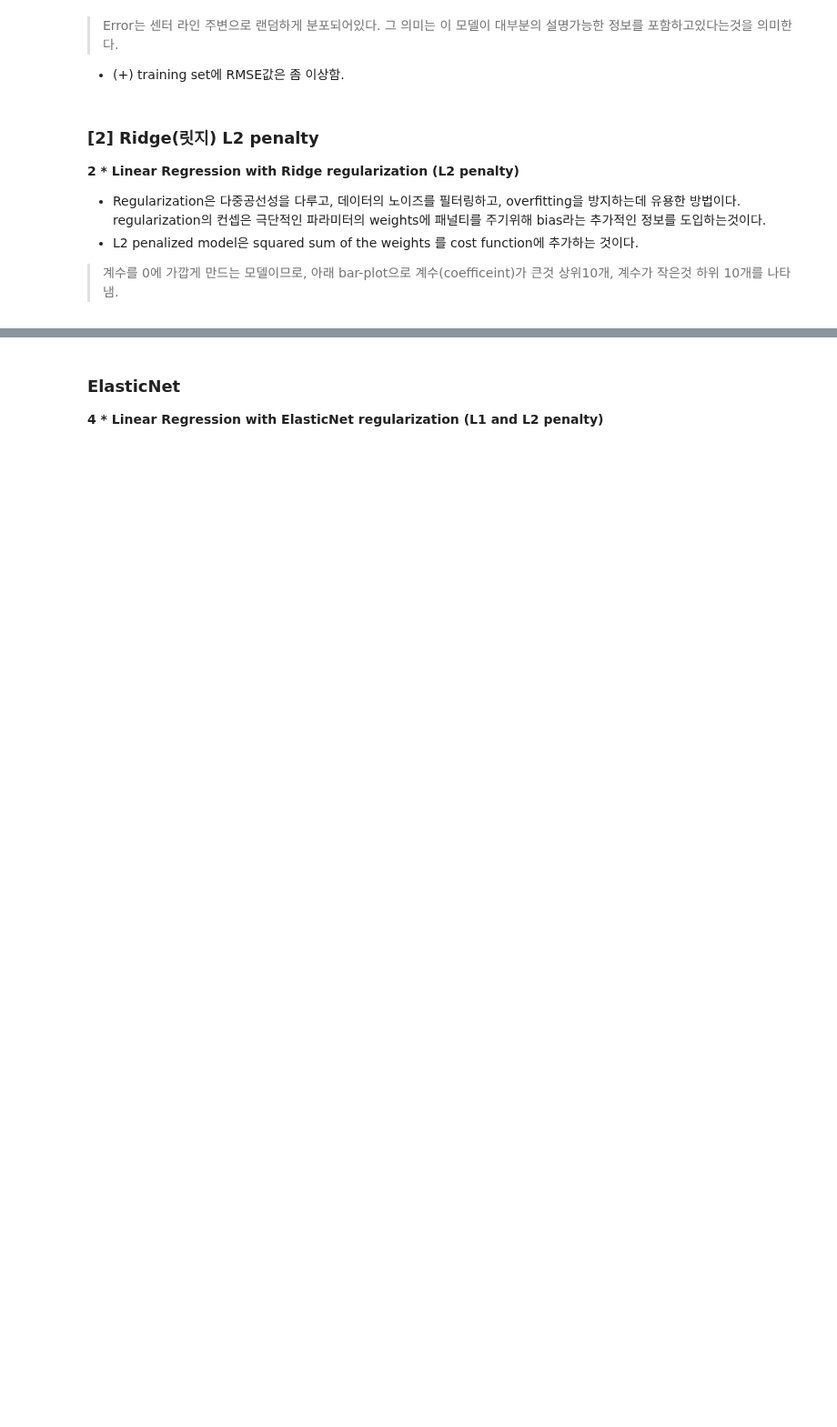
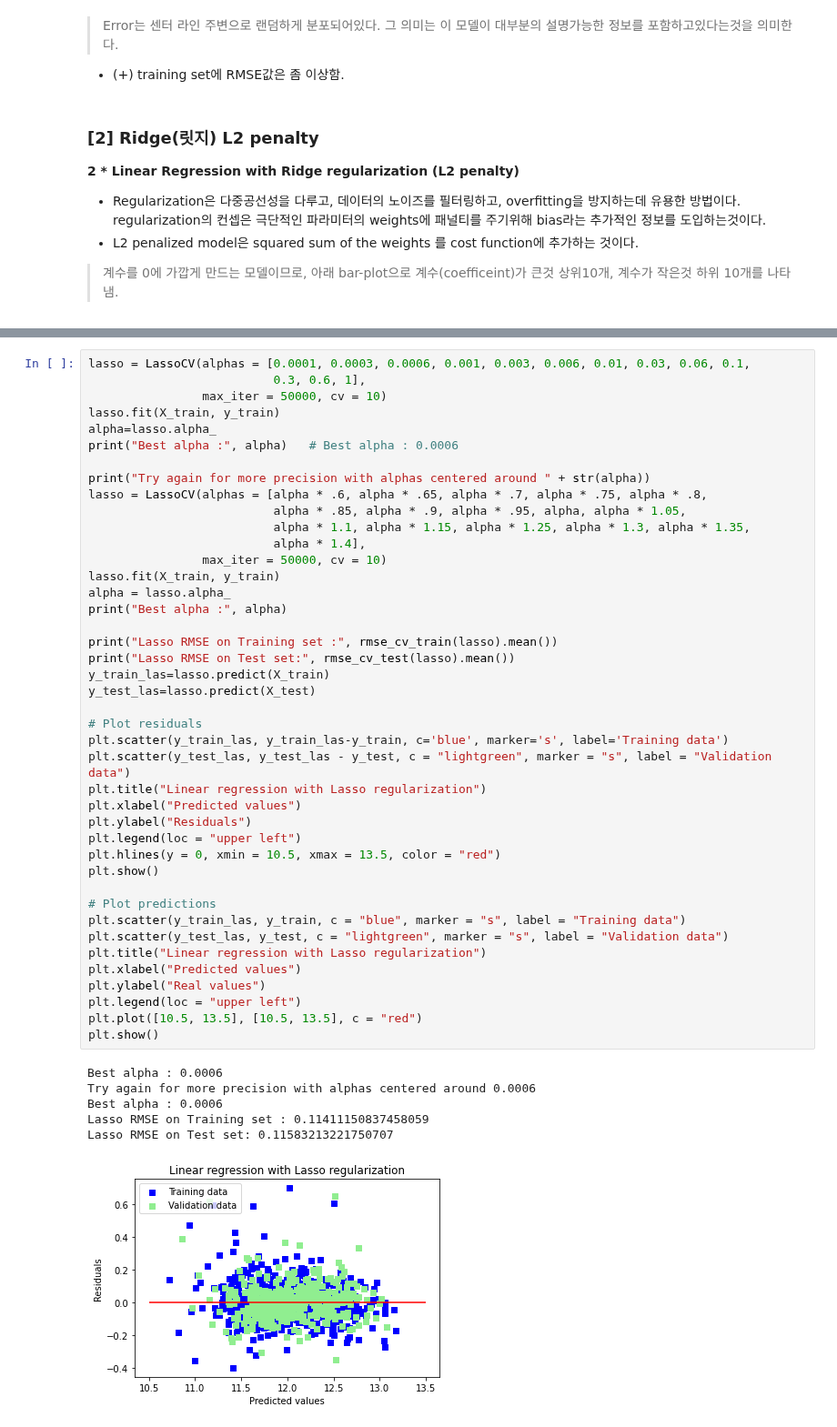
Before and after one commit to suhyun-cho/Dive-to-Kaggle, a Jupyter notebook: House-Prices/Regression applied to Ames Dataset.ipynb, the cells around one changed output, grey strips where cells are left out. Shown at 91% size. Saved outputs shown, nothing was run; the diff lists cells and outputs as text; blank space fills up the shorter version.

Commit message:
complete Lasso,ElasticNet Modeling and derive conclusion

```diff
--- a/House-Prices/Regression applied to Ames Dataset.ipynb
+++ b/House-Prices/Regression applied to Ames Dataset.ipynb
@@ -767,3 +782,49 @@ Ridge picked 314 features and eliminated the other 6 features
-# %% [markdown]
-### ElasticNet
-**4 * Linear Regression with ElasticNet regularization (L1 and L2 penalty)**
+# %%
+lasso = LassoCV(alphas = [0.0001, 0.0003, 0.0006, 0.001, 0.003, 0.006, 0.01, 0.03, 0.06, 0.1,
+                          0.3, 0.6, 1],
+                max_iter = 50000, cv = 10)
+lasso.fit(X_train, y_train)
+alpha=lasso.alpha_
+print("Best alpha :", alpha)   # Best alpha : 0.0006
+
+print("Try again for more precision with alphas centered around " + str(alpha))
+lasso = LassoCV(alphas = [alpha * .6, alpha * .65, alpha * .7, alpha * .75, alpha * .8,
+                          alpha * .85, alpha * .9, alpha * .95, alpha, alpha * 1.05,
+                          alpha * 1.1, alpha * 1.15, alpha * 1.25, alpha * 1.3, alpha * 1.35,
+                          alpha * 1.4],
+                max_iter = 50000, cv = 10)
+lasso.fit(X_train, y_train)
+alpha = lasso.alpha_
+print("Best alpha :", alpha)
+
+print("Lasso RMSE on Training set :", rmse_cv_train(lasso).mean())
+print("Lasso RMSE on Test set:", rmse_cv_test(lasso).mean())
+y_train_las=lasso.predict(X_train)
+y_test_las=lasso.predict(X_test)
+
+# Plot residuals
+plt.scatter(y_train_las, y_train_las-y_train, c='blue', marker='s', label='Training data')
+plt.scatter(y_test_las, y_test_las - y_test, c = "lightgreen", marker = "s", label = "Validation data")
+plt.title("Linear regression with Lasso regularization")
+plt.xlabel("Predicted values")
+plt.ylabel("Residuals")
+plt.legend(loc = "upper left")
+plt.hlines(y = 0, xmin = 10.5, xmax = 13.5, color = "red")
+plt.show()
+
+# Plot predictions
+plt.scatter(y_train_las, y_train, c = "blue", marker = "s", label = "Training data")
+plt.scatter(y_test_las, y_test, c = "lightgreen", marker = "s", label = "Validation data")
+plt.title("Linear regression with Lasso regularization")
+plt.xlabel("Predicted values")
+plt.ylabel("Real values")
+plt.legend(loc = "upper left")
+plt.plot([10.5, 13.5], [10.5, 13.5], c = "red")
+plt.show()
+# %% [output]
+Best alpha : 0.0006
+Try again for more precision with alphas centered around 0.0006
+Best alpha : 0.0006
+Lasso RMSE on Training set : 0.11411150837458059
+Lasso RMSE on Test set: 0.11583213221750707
+[figure, added]
```
Also changed, not shown: parts of 21 cells of this notebook.
